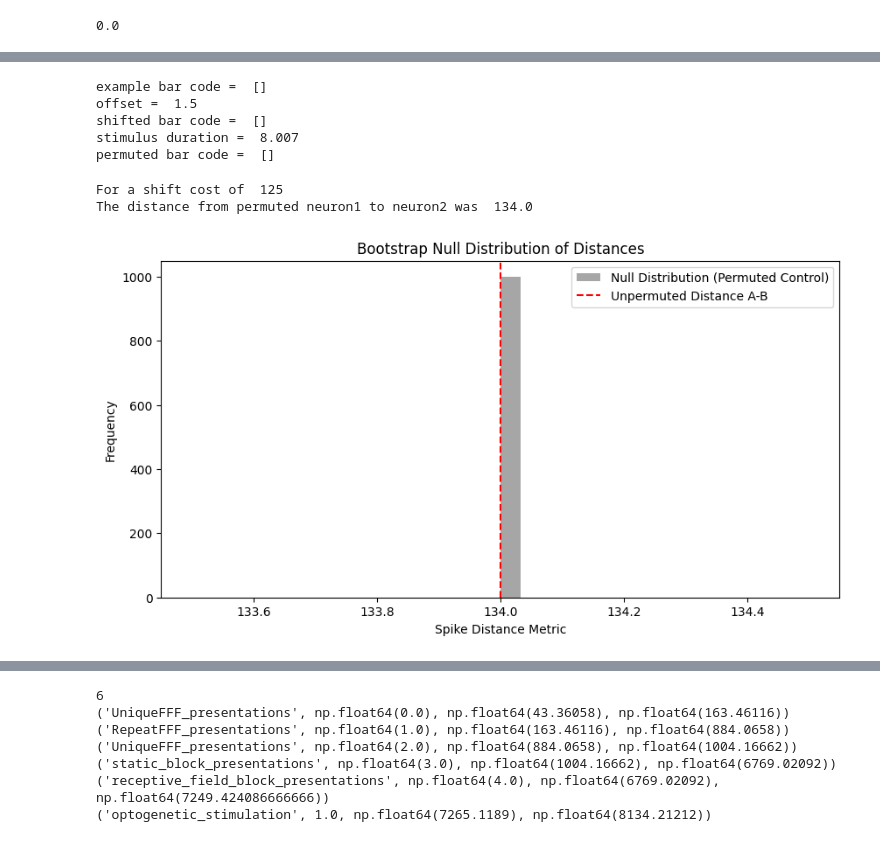
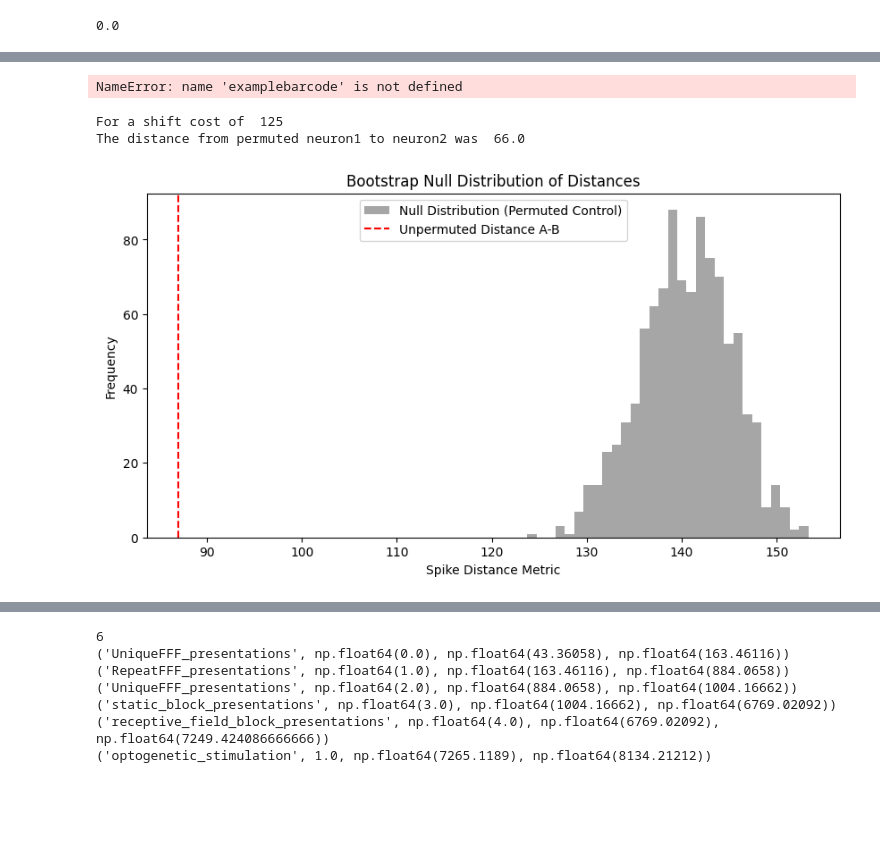
Before and after one commit to bquiala/Neural-Signals-Systems, a Jupyter notebook: Project_Setup.ipynb, the cells around one changed output, grey strips where cells are left out. Saved outputs shown, nothing was run; the diff lists cells and outputs as text; code cells hidden in the pictures; blank space fills up the shorter version.

```diff
--- a/Project_Setup.ipynb
+++ b/Project_Setup.ipynb
@@ -649,7 +649,7 @@ def getSpikeCountThreshold(rate, M, N, alpha, doplot=False):
     return highThresh, lowThresh
 # %%
 # Compute the threshold criterion for a sample neuron (same example selected above)
-alpha=0.1 # a significance criterion
+alpha=0.05 # a significance criterion
 rate=FR[example]*bin_duration # rate in spikes per time bin
 highThresh, lowThresh = getSpikeCountThreshold(rate, nRepeats, n_bins, alpha, True)
 print('Time bins with >=',highThresh,' spikes over the ',nRepeats,' repeats qualify as bars')
@@ -867,56 +879,50 @@ For a cost of  125  the distance is =  134.0
 # %%
 # To illustrate suppose a barcode had bars at 2, 4 and 7s
-examplebarcode=bars
-print('example bar code = ',examplebarcode)
+,examplebarcode = np.asarray(barcodes[1042], dtype=float).copy()
+print('example bar code = ', examplebarcode)
 
 # and suppose the random offset was 1.5s
 offset = 1.5
 print('offset = ', offset)
 
-# this adds the offset to each bar's time
-for i in range(len(examplebarcode)):
-    examplebarcode[i] += offset
-print('shifted bar code = ',examplebarcode)
-print('stimulus duration = ',trial_duration)
+# this adds the offset to each bar's time without mutating the original barcode
+shifted_example = examplebarcode + offset
+print('shifted bar code = ', shifted_example)
+print('stimulus duration = ', trial_duration)
 
 # this wraps the values exceeding the trial duration back to
 # the beginning and sorts them in order again
-permutedexample = np.sort( examplebarcode % trial_duration )
-print('permuted bar code = ',permutedexample)
+permutedexample = np.sort(shifted_example % trial_duration)
+print('permuted bar code = ', permutedexample)
 # %% [output]
-example bar code =  []
-offset =  1.5
-shifted bar code =  []
-stimulus duration =  8.007
-permuted bar code =  []
+NameError: name 'examplebarcode' is not defined
 # %%
 # permute_barcode: helper function to permute barcodes
-def permute_barcode(barcode,trial_duration):
+def permute_barcode(barcode, trial_duration):
+    barcode_arr = np.asarray(barcode, dtype=float)
     random_offset = np.random.uniform(0, trial_duration)
-    for i in range(len(barcode)):
-        barcode[i] += random_offset
-    permutedcode = np.sort(barcode % trial_duration)
+    permutedcode = np.sort((barcode_arr + random_offset) % trial_duration)
     return permutedcode
 # %%
-permuted_barcode1 = permute_barcode(barcodes[0], trial_duration)
-control_d = spkd(permuted_barcode1, barcodes[1], cost)
+permuted_barcode1 = permute_barcode(barcodes[1041], trial_duration)
+control_d = spkd(permuted_barcode1, barcodes[1042], cost)
 print('For a shift cost of ',cost)
 print('The distance from permuted neuron1 to neuron2 was ',np.round(control_d,1))
 # %% [output]
 For a shift cost of  125
-The distance from permuted neuron1 to neuron2 was  134.0
+The distance from permuted neuron1 to neuron2 was  66.0
 # %%
 perm_barcode_dist = []
 for i in range(1000):
-    permuted_barcode1 =  permute_barcode(barcodes[0], trial_duration)
-    perm_barcode_dist.append(spkd(permuted_barcode1, barcodes[1], cost))
+    permuted_barcode1 =  permute_barcode(barcodes[10], trial_duration)
+    perm_barcode_dist.append(spkd(permuted_barcode1, barcodes[1042], cost))
 plt.figure(figsize=(10, 5))
 plt.hist(perm_barcode_dist, bins=30, color='gray', alpha=0.7, label="Null Distribution (Permuted Control)")
 plt.axvline(x=d, color='red', linestyle='--', label="Unpermuted Distance A-B")
 plt.xlabel("Spike Distance Metric")
 plt.ylabel("Frequency")
 plt.title("Bootstrap Null Distribution of Distances")
 plt.legend()
 plt.show()
 # %% [output]
-[figure, old version]
+[figure, new version]
```
Also changed, not shown: parts of 23 cells of this notebook.
